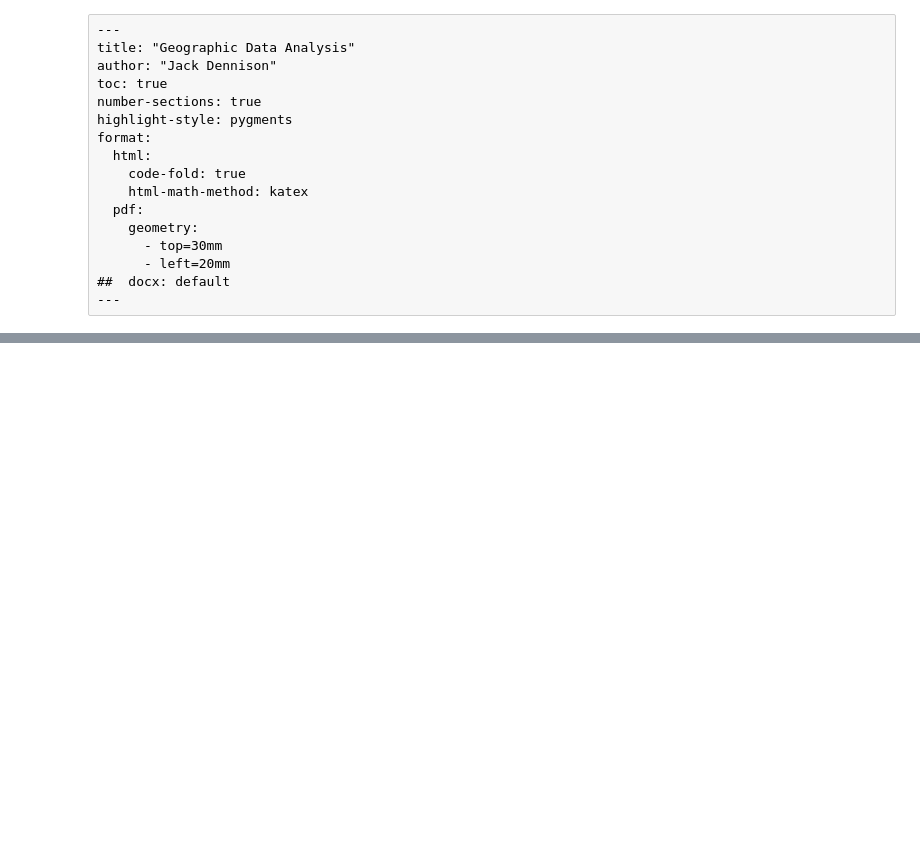
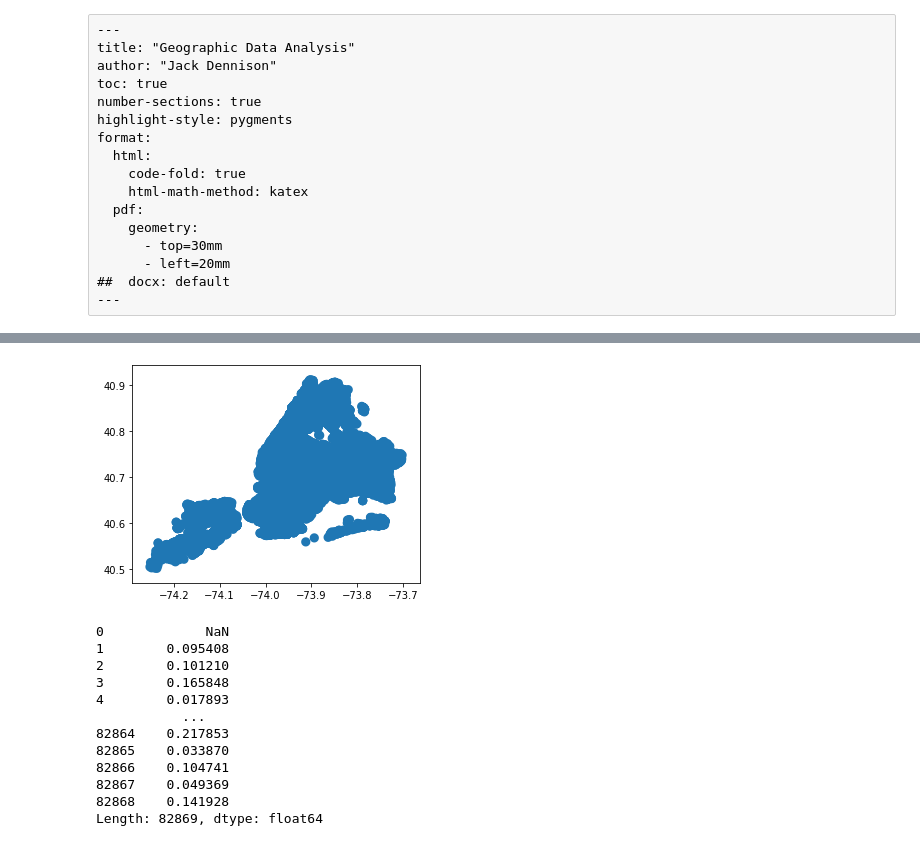
Before and after one commit to statds/ids-s24, a Jupyter notebook: _geographicdataanalysis.ipynb, the cells around one changed output, grey strips where cells are left out. Drawn from its saved outputs; the diff is of its cells as text; code cells hidden in the pictures; blank space fills up the shorter version.

```diff
--- a/_geographicdataanalysis.ipynb
+++ b/_geographicdataanalysis.ipynb
@@ -178,0 +241,25 @@ print("Distance between New York City and Los Angeles (Haversine formula): {:.2f
+# %%
+import matplotlib.pyplot as plt
+# Buffer the points by a certain distance
+buffered = gdf.buffer(distance=0.01)
+
+# Calculate distances between points
+distances = gdf.distance(gdf.shift())
+
+buffered.plot()
+plt.show()
+distances
+# %% [output]
+[figure, added]
+0             NaN
+1        0.095408
+2        0.101210
+3        0.165848
+4        0.017893
+           ...
+82864    0.217853
+82865    0.033870
+82866    0.104741
+82867    0.049369
+82868    0.141928
+Length: 82869, dtype: float64
```
Also changed, not shown: parts of 14 cells of this notebook, 1 other file.
